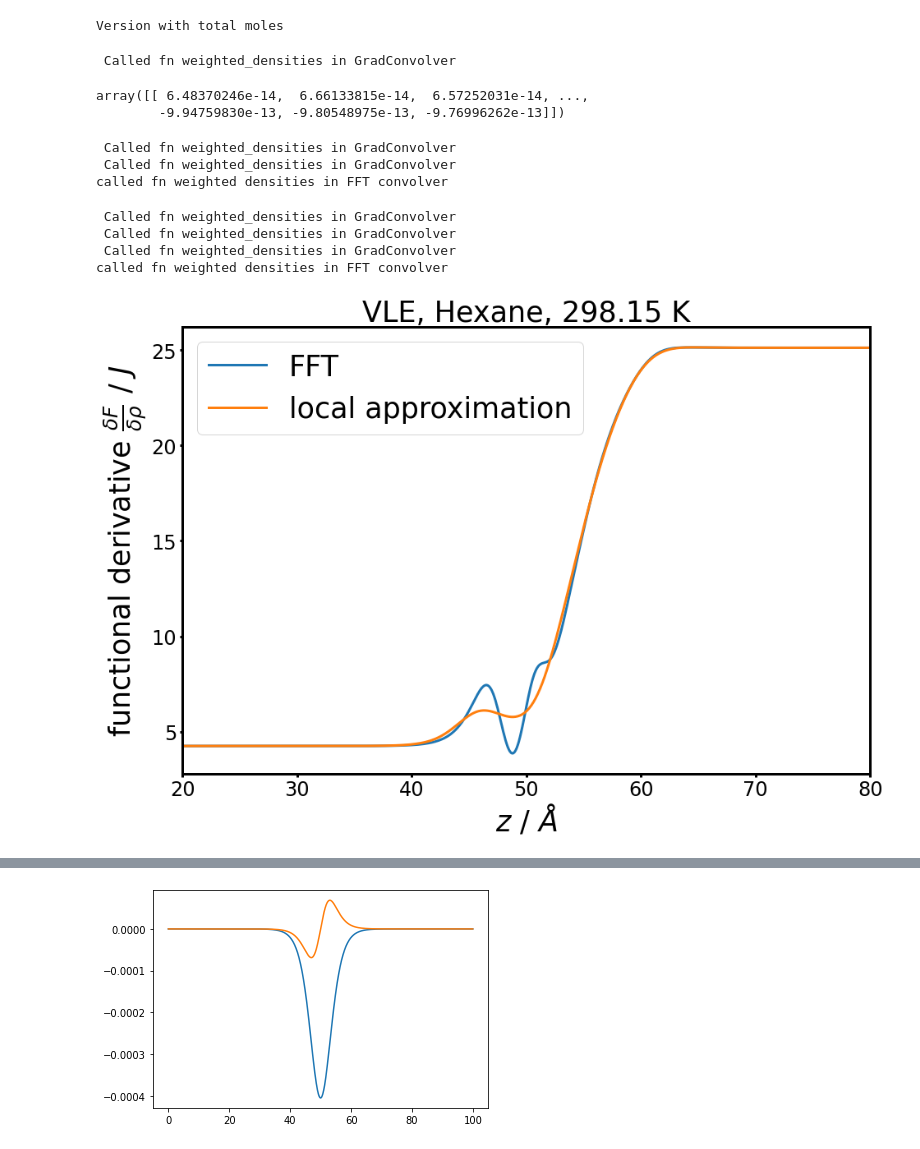
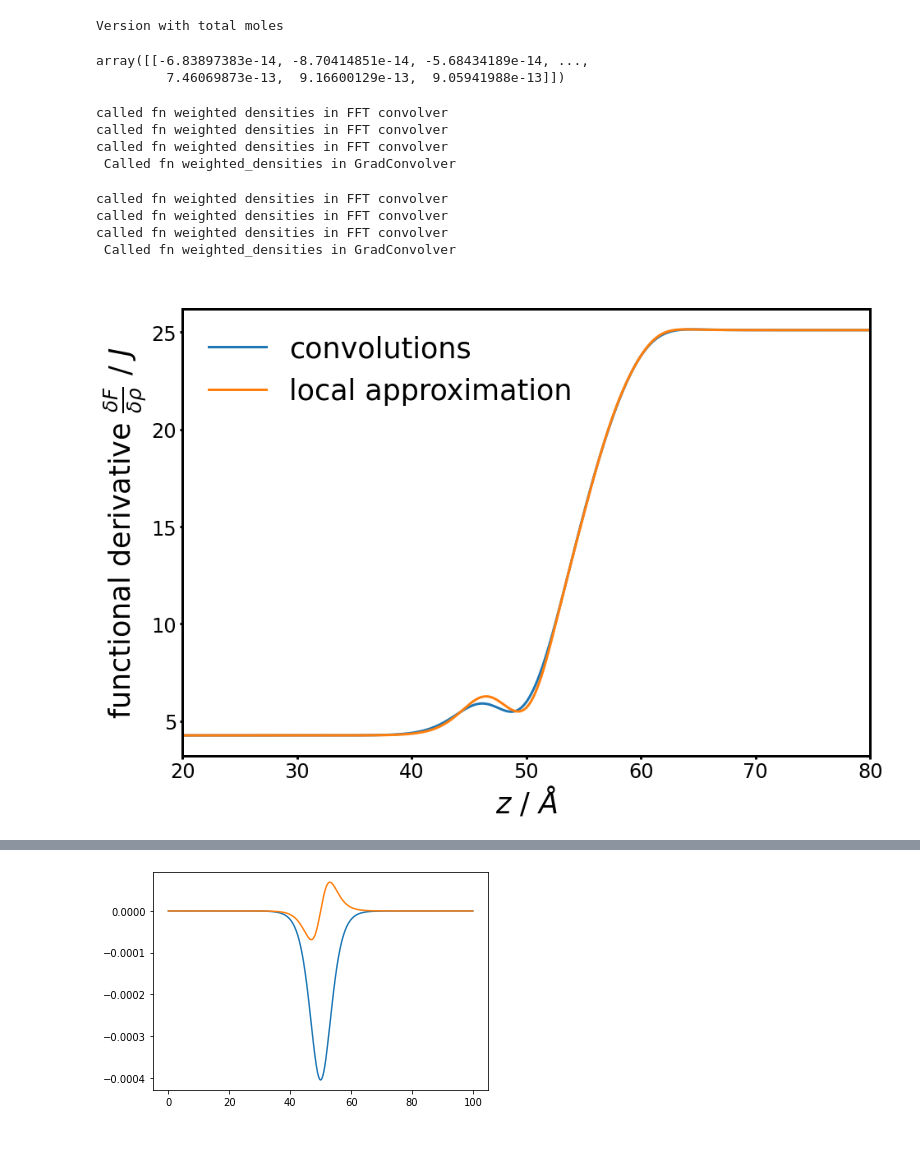
Before and after one commit to bbbursik/feos-pcsaft, a Jupyter notebook: examples/22-01-13-exampleDFT.ipynb, the cells around one changed output, grey strips where cells are left out. Cells and saved outputs as stored; diff of their text form; code cells hidden in the pictures.

```diff
--- a/examples/22-01-13-exampleDFT.ipynb
+++ b/examples/22-01-13-exampleDFT.ipynb
@@ -40,7 +40,7 @@ vle
 # %%
 solver = DFTSolver(output=True).picard_iteration(tol=1.0e-8, beta=0.01, max_iter=30, log=True)#.picard_iteration(tol=1.0e-5, beta=0.01, max_iter=10).anderson_mixing(tol=1.0e-9,mmax=10)# # just write after one another
 # solver = DFTSolver(output=True).anderson_mixing(tol=1.0e-9,mmax=10, max_iter=50, beta=0.05)# # just write after one another
-interface = PlanarInterface.from_tanh(vle, 1024, 100 * ANGSTROM, t_crit, local_flag=2)
+interface = PlanarInterface.from_tanh(vle, 1024, 100 * ANGSTROM, t_crit, local_flag=1)
 #print(f'max density = {max(interface.density/MOL*METER**3)}' )
 density_init = interface.density
 # %% [output]
@@ -48,45 +48,46 @@ Version with total moles
 # %%
 interface.functional_derivative_fft-interface.functional_derivative
 # %% [output]
- Called fn weighted_densities in GradConvolver
+array([[-6.83897383e-14, -8.70414851e-14, -5.68434189e-14, ...,
+         7.46069873e-13,  9.16600129e-13,  9.05941988e-13]])
-array([[ 6.48370246e-14,  6.66133815e-14,  6.57252031e-14, ...,
-        -9.94759830e-13, -9.80548975e-13, -9.76996262e-13]])
+called fn weighted densities in FFT convolver
+called fn weighted densities in FFT convolver
+called fn weighted densities in FFT convolver
+ Called fn weighted_densities in GradConvolver
- Called fn weighted_densities in GradConvolver
- Called fn weighted_densities in GradConvolver
-called fn weighted densities in FFT convolver
 # %%
 fig = plt.figure(figsize=[15,10])
 fontsize=35
 ax = plt.gca()
-plt.plot(interface.z/ANGSTROM, interface.functional_derivative_fft[0,:], label=f'FFT', linewidth=3)#, linestyle='--')#, marker='x')
+plt.plot(interface.z/ANGSTROM, interface.functional_derivative_fft[0,:], label=f'convolutions', linewidth=3)#, linestyle='--')#, marker='x')
 plt.plot(interface.z/ANGSTROM, interface.functional_derivative[0,:], label=f'local approximation', linewidth=3)
 plt.xlim([20,80])
-plt.title(f'VLE, Hexane, {temperature/KELVIN} K', fontsize=fontsize)
+plt.title(f'  ', fontsize=fontsize)
+# plt.title(f'VLE, Hexane, {temperature/KELVIN} K', fontsize=fontsize)
 plt.ylabel(r'functional derivative $\frac{\delta F}{\delta \rho}$ / $J$', fontsize=fontsize)
 plt.xlabel(r'$z$ / $\AA$', fontsize=fontsize)
-plt.legend(fontsize=fontsize)
+plt.legend(fontsize=fontsize, frameon=False)
 
 # change all spines
 for axis in ['top','bottom','left','right']:
     ax.spines[axis].set_linewidth(3)
 
 # increase tick width
 ax.tick_params(width=3)
 
 ax.tick_params(axis='both', which='major', labelsize=24)
 ax.tick_params(axis='both', which='minor', labelsize=20)
 
 # props = dict(facecolor='None')
 # plt.text(0.63, 0.9, s='---  FFT \n__  local approximation', transform=ax.transAxes, fontsize=25, bbox=props)
 # plt.text(0.65, 0.84,s='__  local approximation', transform=ax.transAxes, fontsize=25)
-plt.savefig('fd_init_DFTvslocal_298K_font.png')
+plt.savefig('fd_init_DFTvslocal_298K_font_notitle.png')
 # plt.savefig('.png')
 # %% [output]
+called fn weighted densities in FFT convolver
+called fn weighted densities in FFT convolver
+called fn weighted densities in FFT convolver
  Called fn weighted_densities in GradConvolver
- Called fn weighted_densities in GradConvolver
- Called fn weighted_densities in GradConvolver
-called fn weighted densities in FFT convolver
-[figure, old version]
+[figure, new version]
 # %%
 fig = plt.figure(figsize=[15,10])
 fontsize=35
```
Also changed, not shown: parts of 4 cells of this notebook.
